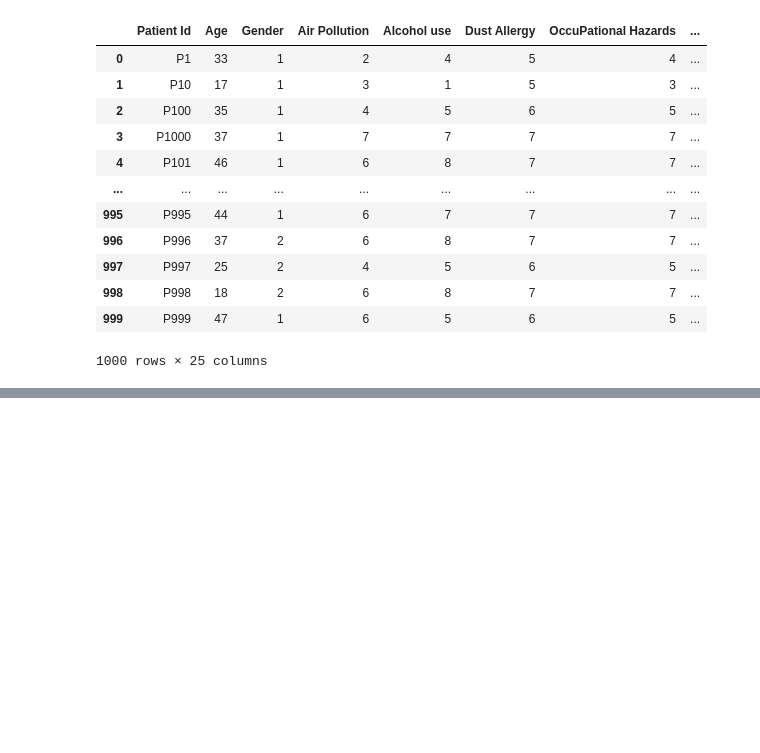
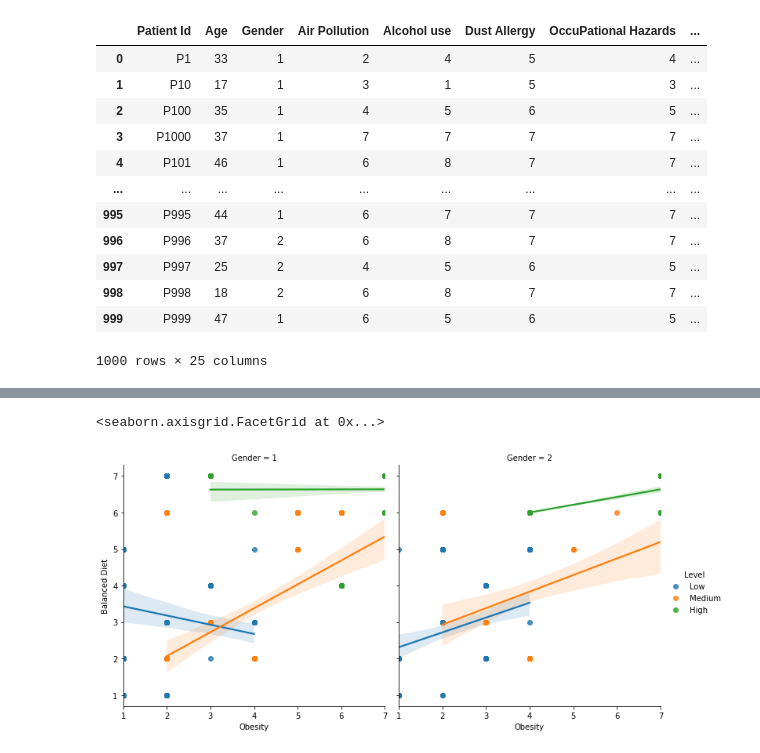
Before and after one commit to hedeencharles/ML_final_project, a Jupyter notebook: Jupyter Notebooks/data_exploration.ipynb, the cells around one changed output, grey strips where cells are left out. Drawn from its saved outputs; the diff is of its cells as text; code cells hidden in the pictures; blank space fills up the shorter version.

Commit message:
exploring the data

```diff
--- a/Jupyter Notebooks/data_exploration.ipynb
+++ b/Jupyter Notebooks/data_exploration.ipynb
@@ -9,5 +31,6 @@ import matplotlib as plt
 # %%
-dataset = pd.read_excel("Datasets/cancer_patient_dataset.xlsx")
+# read in the dataset
+dataset = pd.read_excel("../Datasets/cancer_patient_dataset.xlsx")
 dataset
 # %% [output]
 |  | Patient Id | Age | Gender | Air Pollution | Alcohol use | Dust Allergy | OccuPational Hazards | ... |
@@ -25,0 +70,9 @@ dataset
+# %%
+sns.lmplot(data=dataset, x="Obesity", y="Balanced Diet", col="Gender", hue="Level")
+#sns.relplot(
+#    data=dataset,
+#    x="Obesity", y="Balanced Diet") #, col="Snoring",
+    #hue="Level", style="Level")#, size="size",)
+# %% [output]
+<seaborn.axisgrid.FacetGrid at 0x...>
+[figure, added]
```
Also changed, not shown: parts of 11 cells of this notebook.
